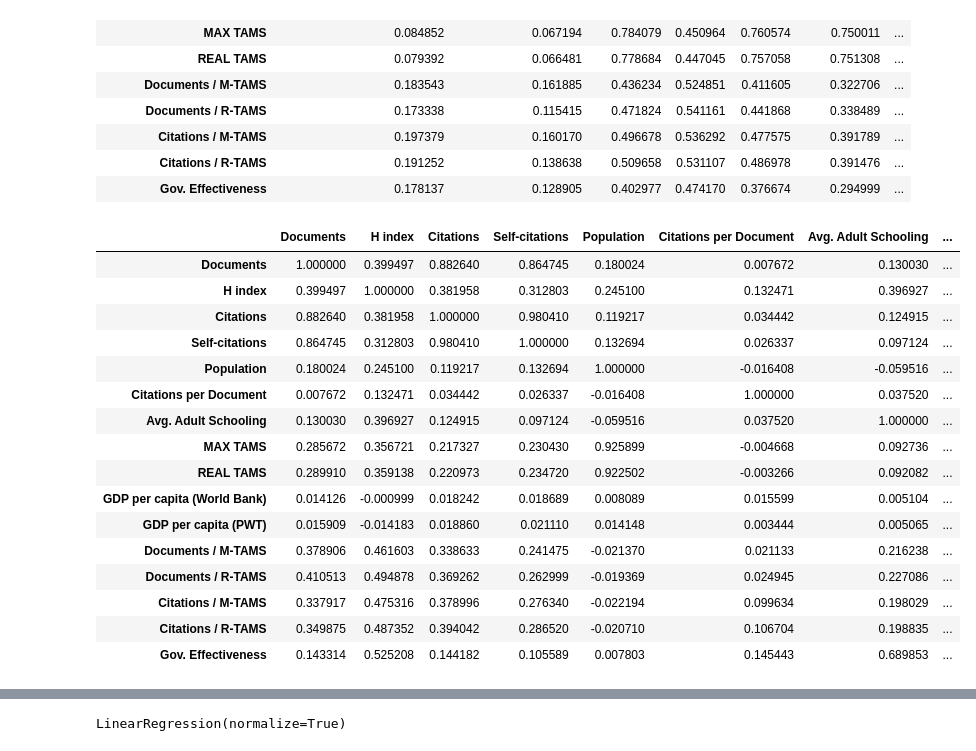
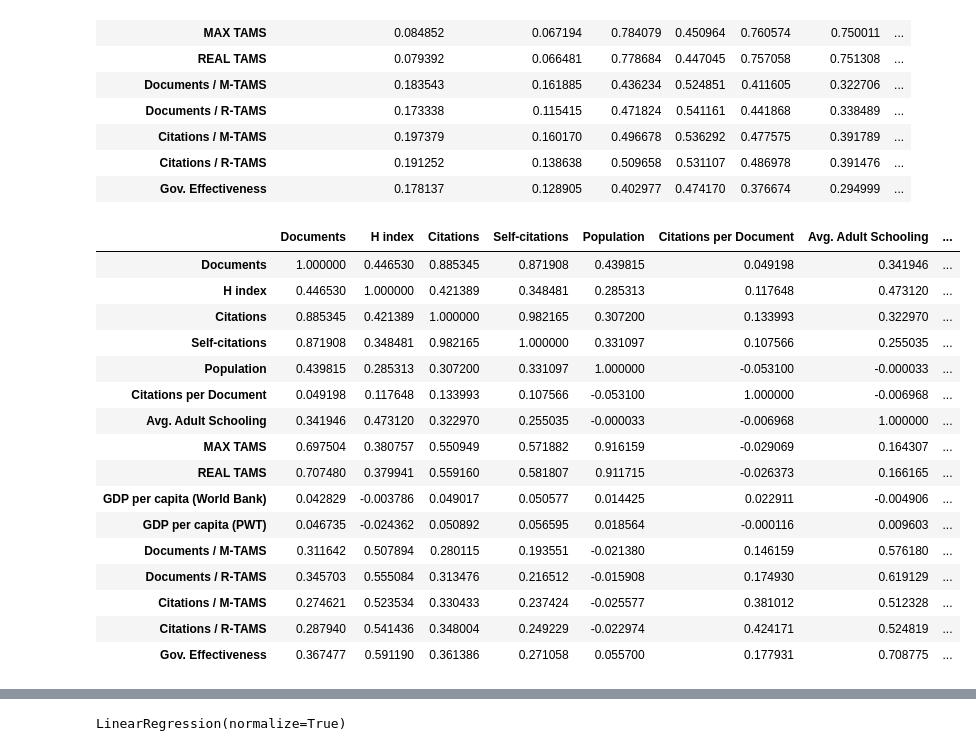
Before and after one commit to sadiogo/gdp_science, a Jupyter notebook: analyses/analyses_diogo.ipynb, the cells around one changed output, grey strips where cells are left out. Drawn from its saved outputs; the diff is of its cells as text; code cells hidden in the pictures.

```diff
--- a/analyses/analyses_diogo.ipynb
+++ b/analyses/analyses_diogo.ipynb
@@ -121,27 +121,27 @@ df_1996_2017.corr()
 | Citations / R-TAMS | 0.191252 | 0.138638 | 0.509658 | 0.531107 | 0.486978 | 0.391476 | ... |
 | Gov. Effectiveness | 0.178137 | 0.128905 | 0.402977 | 0.474170 | 0.376674 | 0.294999 | ... |
 # %%
-df_96_17 = df.loc[((df['Year'] <= 2017) & (df['Sink OFC'] == "No")), ['Documents', 'H index', 'Citations', 'Self-citations', 'Population', 'Citations per Document', 'Avg. Adult Schooling', 'MAX TAMS', 'REAL TAMS', 'GDP per capita (World Bank)', 'GDP per capita (PWT)', 'Documents / M-TAMS', 'Documents / R-TAMS', 'Citations / M-TAMS', 'Citations / R-TAMS', 'Gov. Effectiveness']]
+df_96_17 = df.loc[((df['Year'] <= 2017) & (df['Sink OFC'] == "No") & (df['Subject'] == 'All')), ['Documents', 'H index', 'Citations', 'Self-citations', 'Population', 'Citations per Document', 'Avg. Adult Schooling', 'MAX TAMS', 'REAL TAMS', 'GDP per capita (World Bank)', 'GDP per capita (PWT)', 'Documents / M-TAMS', 'Documents / R-TAMS', 'Citations / M-TAMS', 'Citations / R-TAMS', 'Gov. Effectiveness']]
 
 df_96_17.corr()
 # %% [output]
 |  | Documents | H index | Citations | Self-citations | Population | Citations per Document | Avg. Adult Schooling | ... |
-| Documents | 1.000000 | 0.399497 | 0.882640 | 0.864745 | 0.180024 | 0.007672 | 0.130030 | ... |
-| H index | 0.399497 | 1.000000 | 0.381958 | 0.312803 | 0.245100 | 0.132471 | 0.396927 | ... |
-| Citations | 0.882640 | 0.381958 | 1.000000 | 0.980410 | 0.119217 | 0.034442 | 0.124915 | ... |
-| Self-citations | 0.864745 | 0.312803 | 0.980410 | 1.000000 | 0.132694 | 0.026337 | 0.097124 | ... |
-| Population | 0.180024 | 0.245100 | 0.119217 | 0.132694 | 1.000000 | -0.016408 | -0.059516 | ... |
-| Citations per Document | 0.007672 | 0.132471 | 0.034442 | 0.026337 | -0.016408 | 1.000000 | 0.037520 | ... |
-| Avg. Adult Schooling | 0.130030 | 0.396927 | 0.124915 | 0.097124 | -0.059516 | 0.037520 | 1.000000 | ... |
-| MAX TAMS | 0.285672 | 0.356721 | 0.217327 | 0.230430 | 0.925899 | -0.004668 | 0.092736 | ... |
-| REAL TAMS | 0.289910 | 0.359138 | 0.220973 | 0.234720 | 0.922502 | -0.003266 | 0.092082 | ... |
-| GDP per capita (World Bank) | 0.014126 | -0.000999 | 0.018242 | 0.018689 | 0.008089 | 0.015599 | 0.005104 | ... |
-| GDP per capita (PWT) | 0.015909 | -0.014183 | 0.018860 | 0.021110 | 0.014148 | 0.003444 | 0.005065 | ... |
-| Documents / M-TAMS | 0.378906 | 0.461603 | 0.338633 | 0.241475 | -0.021370 | 0.021133 | 0.216238 | ... |
-| Documents / R-TAMS | 0.410513 | 0.494878 | 0.369262 | 0.262999 | -0.019369 | 0.024945 | 0.227086 | ... |
-| Citations / M-TAMS | 0.337917 | 0.475316 | 0.378996 | 0.276340 | -0.022194 | 0.099634 | 0.198029 | ... |
-| Citations / R-TAMS | 0.349875 | 0.487352 | 0.394042 | 0.286520 | -0.020710 | 0.106704 | 0.198835 | ... |
-| Gov. Effectiveness | 0.143314 | 0.525208 | 0.144182 | 0.105589 | 0.007803 | 0.145443 | 0.689853 | ... |
+| Documents | 1.000000 | 0.446530 | 0.885345 | 0.871908 | 0.439815 | 0.049198 | 0.341946 | ... |
+| H index | 0.446530 | 1.000000 | 0.421389 | 0.348481 | 0.285313 | 0.117648 | 0.473120 | ... |
+| Citations | 0.885345 | 0.421389 | 1.000000 | 0.982165 | 0.307200 | 0.133993 | 0.322970 | ... |
+| Self-citations | 0.871908 | 0.348481 | 0.982165 | 1.000000 | 0.331097 | 0.107566 | 0.255035 | ... |
+| Population | 0.439815 | 0.285313 | 0.307200 | 0.331097 | 1.000000 | -0.053100 | -0.000033 | ... |
+| Citations per Document | 0.049198 | 0.117648 | 0.133993 | 0.107566 | -0.053100 | 1.000000 | -0.006968 | ... |
+| Avg. Adult Schooling | 0.341946 | 0.473120 | 0.322970 | 0.255035 | -0.000033 | -0.006968 | 1.000000 | ... |
+| MAX TAMS | 0.697504 | 0.380757 | 0.550949 | 0.571882 | 0.916159 | -0.029069 | 0.164307 | ... |
+| REAL TAMS | 0.707480 | 0.379941 | 0.559160 | 0.581807 | 0.911715 | -0.026373 | 0.166165 | ... |
+| GDP per capita (World Bank) | 0.042829 | -0.003786 | 0.049017 | 0.050577 | 0.014425 | 0.022911 | -0.004906 | ... |
+| GDP per capita (PWT) | 0.046735 | -0.024362 | 0.050892 | 0.056595 | 0.018564 | -0.000116 | 0.009603 | ... |
+| Documents / M-TAMS | 0.311642 | 0.507894 | 0.280115 | 0.193551 | -0.021380 | 0.146159 | 0.576180 | ... |
+| Documents / R-TAMS | 0.345703 | 0.555084 | 0.313476 | 0.216512 | -0.015908 | 0.174930 | 0.619129 | ... |
+| Citations / M-TAMS | 0.274621 | 0.523534 | 0.330433 | 0.237424 | -0.025577 | 0.381012 | 0.512328 | ... |
+| Citations / R-TAMS | 0.287940 | 0.541436 | 0.348004 | 0.249229 | -0.022974 | 0.424171 | 0.524819 | ... |
+| Gov. Effectiveness | 0.367477 | 0.591190 | 0.361386 | 0.271058 | 0.055700 | 0.177931 | 0.708775 | ... |
 # %%
 df
 # %% [output]
```
Also changed, not shown: parts of 9 cells of this notebook, 3 other files.
